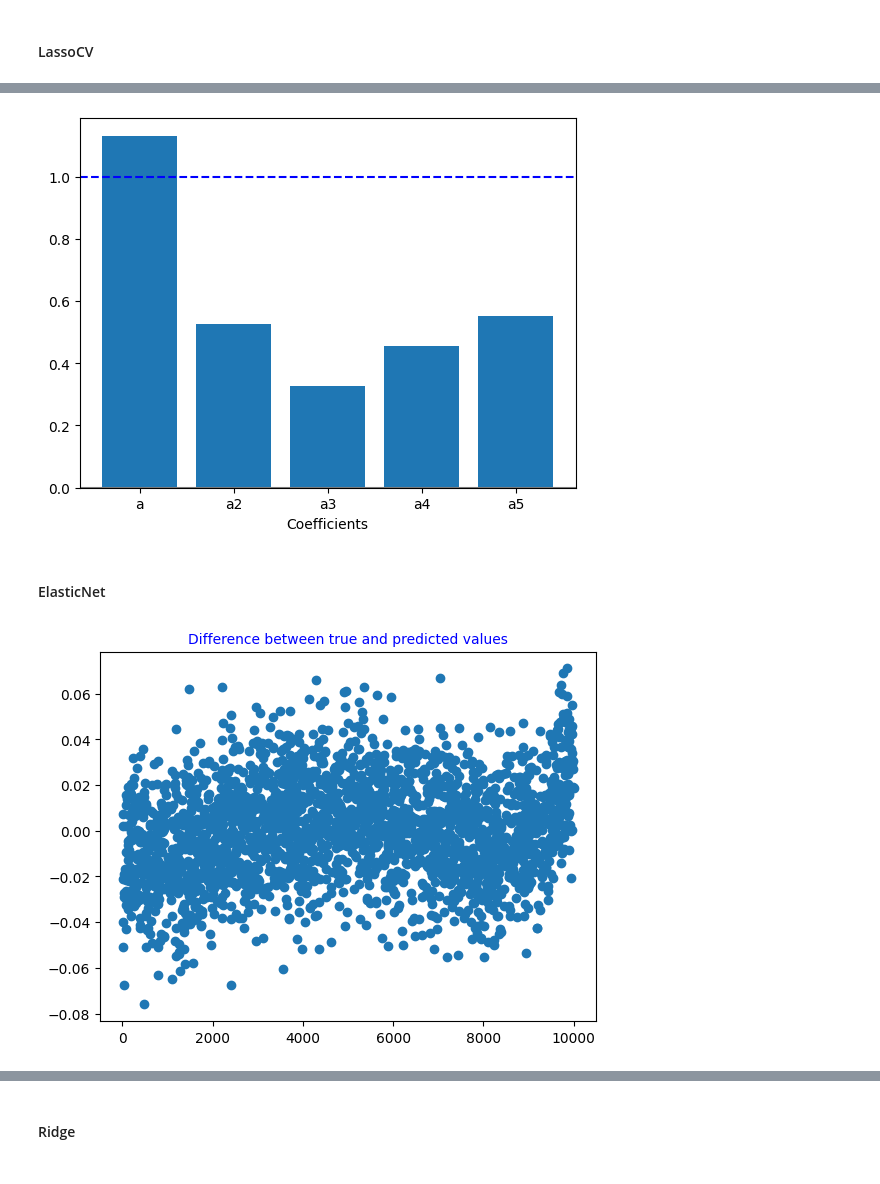
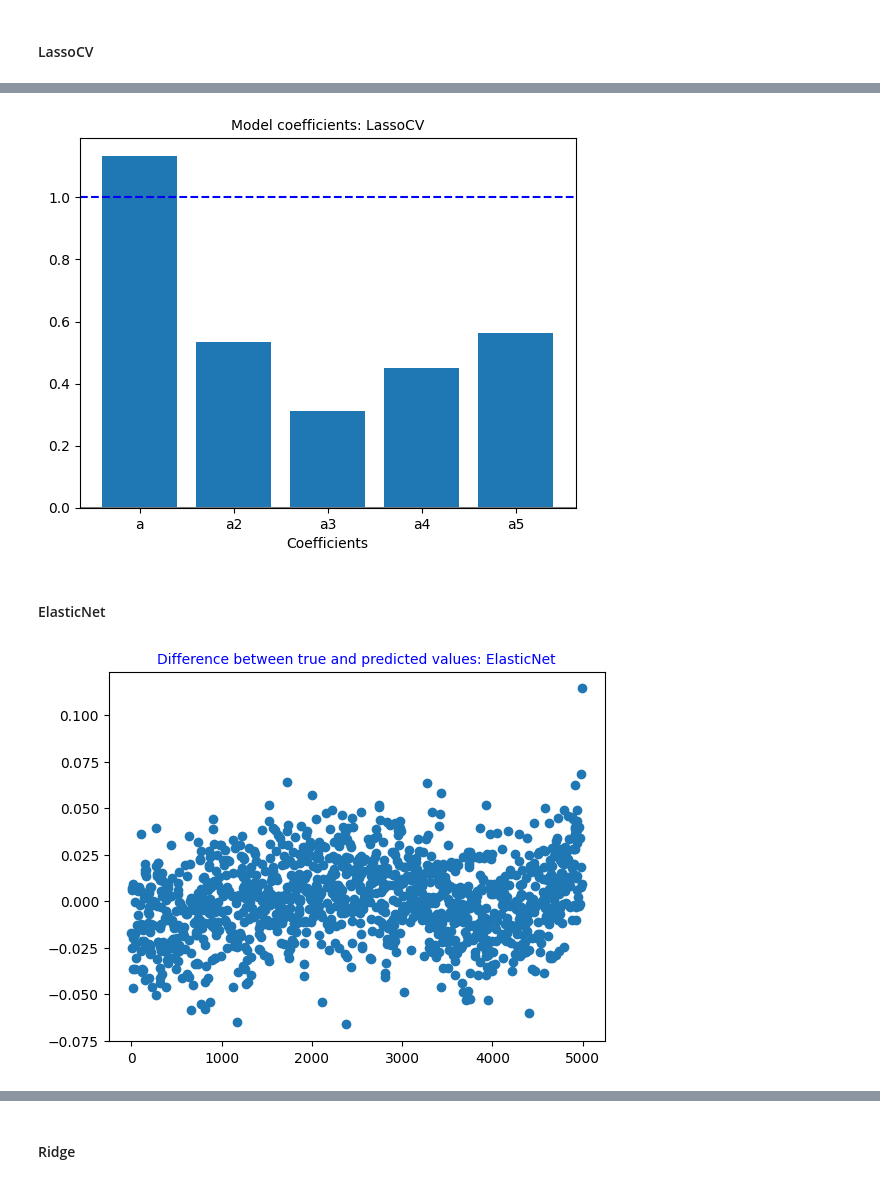
Before and after one commit to usaikia/Machine_Learning, a Jupyter notebook: 01_regression/regression_with_noisy_data.ipynb, the cells around one changed output, grey strips where cells are left out. Saved outputs shown, nothing was run; the diff lists cells and outputs as text; code cells hidden in the pictures.

```diff
--- a/01_regression/regression_with_noisy_data.ipynb
+++ b/01_regression/regression_with_noisy_data.ipynb
@@ -27,7 +27,7 @@ from sklearn.metrics import (mean_absolute_error,
 # A synthetic data set with some Gaussian noise
 df = pd.DataFrame()
 
-a = np.linspace(0, 1, 10000)
+a = np.linspace(0, 1, 5000)
 intercept = 0.15
 target_without_noise = intercept + a + a**2 + a**5
 
@@ -278,12 +281,13 @@ Coefficient = [1.13126456 0.52591131 0.32774617 0.45493304 0.55207391]
 # %%
 # Bar plot of the model coefficients
 plt.axhline(0, c="gray")
 plt.axhline(1, c="blue", linestyle="--")
 plt.bar(df.columns[:-2], model.coef_)
 plt.xlabel("Coefficients")
+plt.title("Model coefficients: LassoCV", fontsize=10)
 plt.show();
 # %% [output]
-[figure, old version]
+[figure, new version]
 # %% [markdown]
 #### ElasticNet
 # %%
@@ -295,10 +299,10 @@ y_pred = model.predict(X_test_with_noise)
 # %%
 # Plot the difference between true and model predicted target feature
 plt.plot(y_test_with_noise - y_pred, "o")
-plt.title("Difference between true and predicted values", c="blue", fontsize=10)
+plt.title("Difference between true and predicted values: ElasticNet", c="blue", fontsize=10)
 plt.show();
 # %% [output]
-[figure, old version]
+[figure, new version]
 # %%
 # Print prediction error of our model
 print("Coefficient of determination =", model.score(X_test_with_noise, y_test_with_noise))
```
Also changed, not shown: parts of 36 cells of this notebook.
